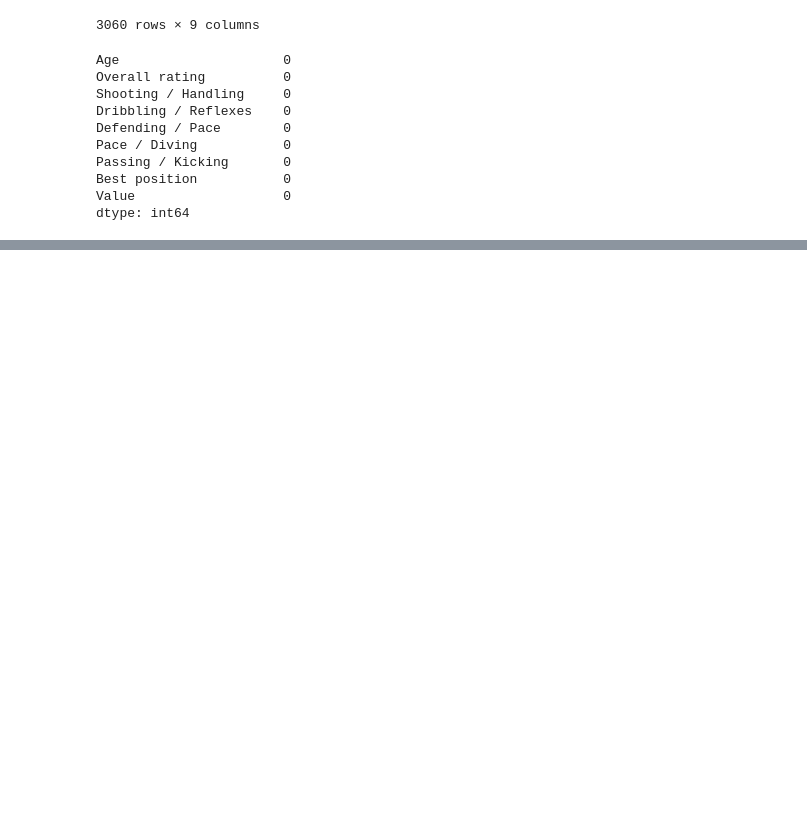
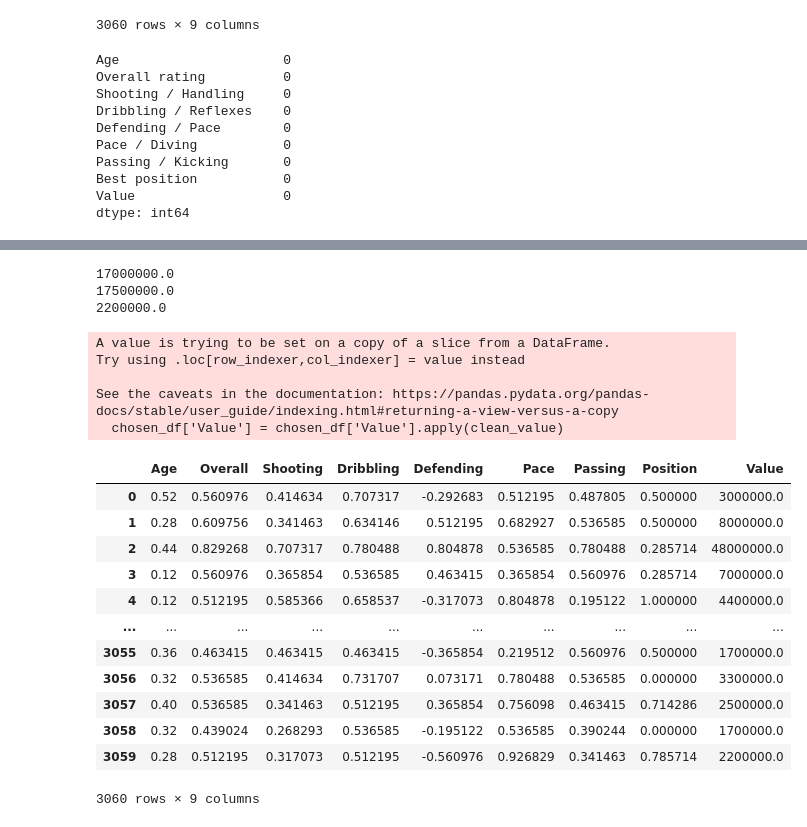
Before and after one commit to aakashvishcoder/Transfer-Market, a Jupyter notebook: model/model.ipynb, the cells around one changed output, grey strips where cells are left out. Saved outputs shown, nothing was run; the diff lists cells and outputs as text; code cells hidden in the pictures; blank space fills up the shorter version.

```diff
--- a/model/model.ipynb
+++ b/model/model.ipynb
@@ -83,0 +241,36 @@ dtype: int64
+# %%
+import re
+
+def clean_value(value):
+    match = re.search(r'\d+(?:\.\d+)?', value)
+    return float(match.group())*1e6 if match else None
+
+print(clean_value("€17M"))
+print(clean_value("€17.5M"))
+print(clean_value("€2.2M"))
+# %% [output]
+17000000.0
+17500000.0
+2200000.0
+# %%
+chosen_df['Value'] = chosen_df['Value'].apply(clean_value)
+chosen_df
+# %% [output]
+A value is trying to be set on a copy of a slice from a DataFrame.
+Try using .loc[row_indexer,col_indexer] = value instead
+
+See the caveats in the documentation: https://pandas.pydata.org/pandas-docs/stable/user_guide/indexing.html#returning-a-view-versus-a-copy
+  chosen_df['Value'] = chosen_df['Value'].apply(clean_value)
+|  | Age | Overall | Shooting | Dribbling | Defending | Pace | Passing | Position | Value |
+| 0 | 0.52 | 0.560976 | 0.414634 | 0.707317 | -0.292683 | 0.512195 | 0.487805 | 0.500000 | 3000000.0 |
+| 1 | 0.28 | 0.609756 | 0.341463 | 0.634146 | 0.512195 | 0.682927 | 0.536585 | 0.500000 | 8000000.0 |
+| 2 | 0.44 | 0.829268 | 0.707317 | 0.780488 | 0.804878 | 0.536585 | 0.780488 | 0.285714 | 48000000.0 |
+| 3 | 0.12 | 0.560976 | 0.365854 | 0.536585 | 0.463415 | 0.365854 | 0.560976 | 0.285714 | 7000000.0 |
+| 4 | 0.12 | 0.512195 | 0.585366 | 0.658537 | -0.317073 | 0.804878 | 0.195122 | 1.000000 | 4400000.0 |
+| ... | ... | ... | ... | ... | ... | ... | ... | ... | ... |
+| 3055 | 0.36 | 0.463415 | 0.463415 | 0.463415 | -0.365854 | 0.219512 | 0.560976 | 0.500000 | 1700000.0 |
+| 3056 | 0.32 | 0.536585 | 0.414634 | 0.731707 | 0.073171 | 0.780488 | 0.536585 | 0.000000 | 3300000.0 |
+| 3057 | 0.40 | 0.536585 | 0.341463 | 0.512195 | 0.365854 | 0.756098 | 0.463415 | 0.714286 | 2500000.0 |
+| 3058 | 0.32 | 0.439024 | 0.268293 | 0.536585 | -0.195122 | 0.536585 | 0.390244 | 0.000000 | 1700000.0 |
+| 3059 | 0.28 | 0.512195 | 0.317073 | 0.512195 | -0.560976 | 0.926829 | 0.341463 | 0.785714 | 2200000.0 |
+3060 rows × 9 columns
```
Also changed, not shown: parts of 10 cells of this notebook, 1 other file.
